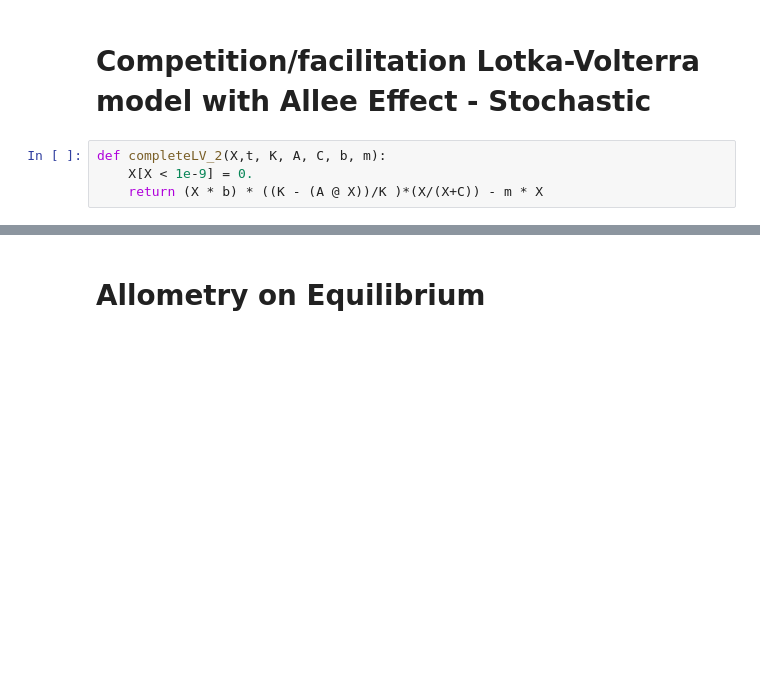
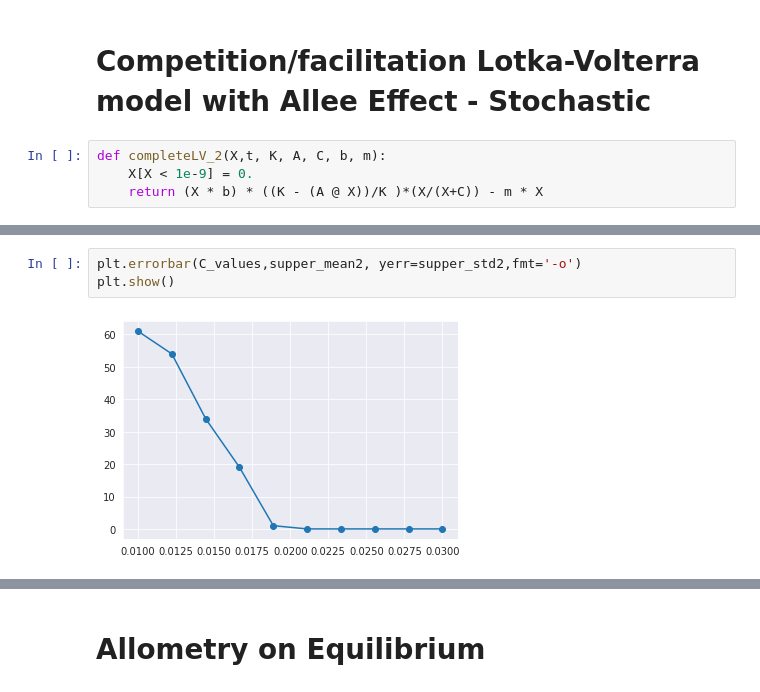
Before and after one commit to denisecammarota/qbio2021, a Jupyter notebook: Denise_Submodels_on_gLV_with_Allee.ipynb, the cells around one changed output, grey strips where cells are left out. Saved outputs shown, nothing was run; the diff lists cells and outputs as text; blank space fills up the shorter version.

```diff
--- a/Denise_Submodels_on_gLV_with_Allee.ipynb
+++ b/Denise_Submodels_on_gLV_with_Allee.ipynb
@@ -290,0 +396,5 @@ plt.show()
+# %%
+plt.errorbar(C_values,supper_mean2, yerr=supper_std2,fmt='-o')
+plt.show()
+# %% [output]
+[figure, added]
```
Also changed, not shown: parts of 21 cells of this notebook.
